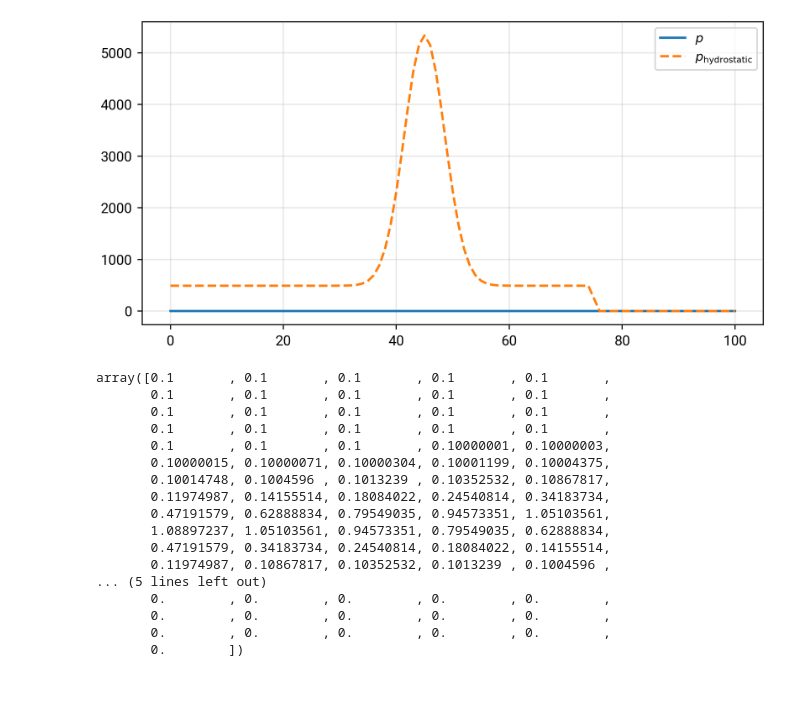
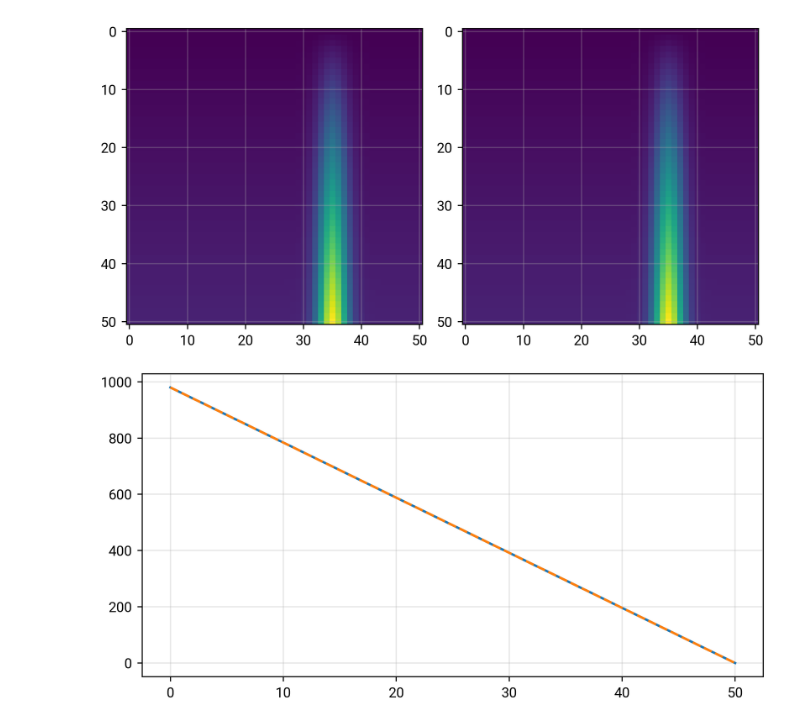
Before and after one commit to joshburkart/tsunami, a Jupyter notebook: riversim.ipynb, the cells around one changed output. Drawn from its saved outputs; the diff is of its cells as text; code cells hidden in the pictures; blank space fills up the shorter version.

Commit message:
Get pressure solver working
Still need correct source & Jacobian terms

```diff
--- a/riversim.ipynb
+++ b/riversim.ipynb
@@ -34,14 +24,14 @@ solver = riversim.advection_1d(num_cells, 20)
 courant_dt = 1 / num_cells / 0.03
 
 with mpl.autovideo('advection_1d.mp4', 2, frame_rate_hz=20) as av:
-    for step in tqdm.tqdm(range(50)):
+    for step in tqdm.tqdm(range(220)):
         if step % 1 == 0:
             with av.next_frame() as ap:
-                height = solver.height
+                # height = solver.height
                 z_lattice = solver.z_lattice
-                ap.plot(solver.grid.x_axis.centers, height[:, 0, 0], label='UL')
-                ap.plot(solver.grid.x_axis.centers, height[:, 0, 1], '--', label='LR')
-                ap.plot(solver.grid.x_axis.vertices, z_lattice[:, 0, -1], ':', label='Lattice')
+                # ap.plot(solver.grid.x_axis.centers, height[:, 0, 0], label='UL')
+                # ap.plot(solver.grid.x_axis.centers, height[:, 0, 1], '--', label='LR')
+                ap.plot(solver.grid.x_axis.vertices, z_lattice[:, 0, -1], label='Lattice')
                 ap.set(ylim=[0, 2])
                 ap.legend()
 
@@ -83,27 +53,25 @@ PanicException: PressureField { vertices: [[[-9800.0, 0.0, 0.0, 0.0, 0.0, ..., 0
-# %%
-with mpl.autoplot() as ap:
-    ap.plot(solver.pressure[:, 0, 10], label='$p$')
-    ap.plot(solver.hydrostatic_pressure[:, 0, 10], '--', label='$p_\mathrm{hydrostatic}$')
-    ap.legend()
-# %% [output]
-[figure, removed]
-# %%
-solver.z_lattice[:, 0, -1]
-# %% [output]
-array([0.1       , 0.1       , 0.1       , 0.1       , 0.1       ,
-       0.1       , 0.1       , 0.1       , 0.1       , 0.1       ,
-       0.1       , 0.1       , 0.1       , 0.1       , 0.1       ,
-       0.1       , 0.1       , 0.1       , 0.1       , 0.1       ,
-       0.1       , 0.1       , 0.1       , 0.10000001, 0.10000003,
-       0.10000015, 0.10000071, 0.10000304, 0.10001199, 0.10004375,
-       0.10014748, 0.1004596 , 0.1013239 , 0.10352532, 0.10867817,
-       0.11974987, 0.14155514, 0.18084022, 0.24540814, 0.34183734,
-       0.47191579, 0.62888834, 0.79549035, 0.94573351, 1.05103561,
-       1.08897237, 1.05103561, 0.94573351, 0.79549035, 0.62888834,
-       0.47191579, 0.34183734, 0.24540814, 0.18084022, 0.14155514,
-       0.11974987, 0.10867817, 0.10352532, 0.1013239 , 0.1004596 ,
-... (5 lines left out)
-       0.        , 0.        , 0.        , 0.        , 0.        ,
-       0.        , 0.        , 0.        , 0.        , 0.        ,
-       0.        , 0.        , 0.        , 0.        , 0.        ,
-       0.        ])
+# %%
+from joshpyutil import mpl
+
+import riversim
+
+solver = riversim.advection_1d(50, 50)
+
+with mpl.autoplot(1, 2) as ap:
+    _ = ap.ax.imshow(solver.pressure[:, 1, ::-1].T)
+
+    ap = ap.next()
+    _ = ap.ax.imshow(solver.pressure[:, 1, ::-1].T)
+
+with mpl.autoplot() as ap:
+    _ = ap.plot(solver.pressure[5, 0, :])
+    _ = ap.plot(solver.hydrostatic_pressure[5, 0, :], '--')
+    # _ = ap.plot(solver.pressure[5, 1:, 10] - solver.pressure[5, :-1, 10])
+    # _ = ap.plot(solver.pressure[1:, 10, 10] - solver.pressure[:-1, 10, 10])
+
+# (solver.pressure[4, 10, 10] - 2 * solver.pressure[5, 10, 10] + solver.pressure[6, 10, 10]+
+# solver.pressure[5, 9, 10] - 2 * solver.pressure[5, 10, 10] + solver.pressure[5, 11, 10]+
+# solver.pressure[5, 10, 9] - 2 * solver.pressure[5, 10, 10] + solver.pressure[5, 10, 11])
+# %% [output]
+[figure, added]
+[figure, added]
```
Also changed, not shown: parts of 2 cells of this notebook, 8 other files.
